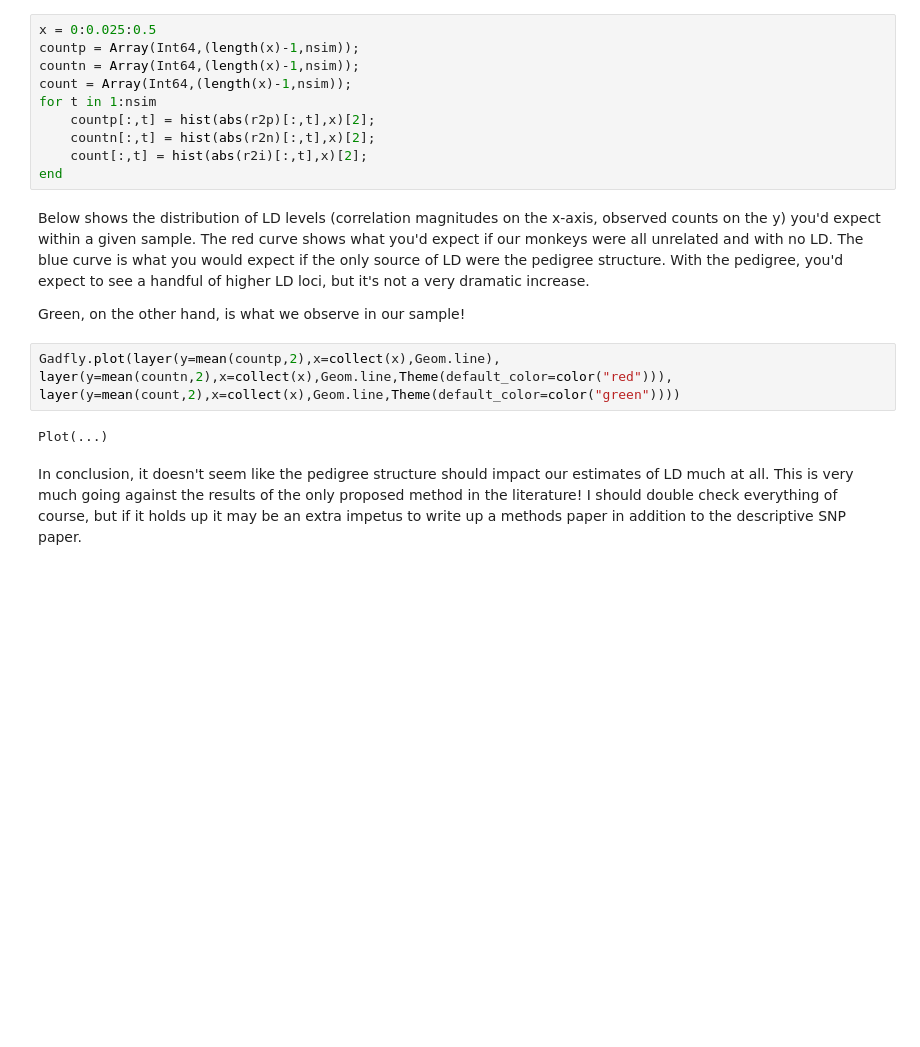
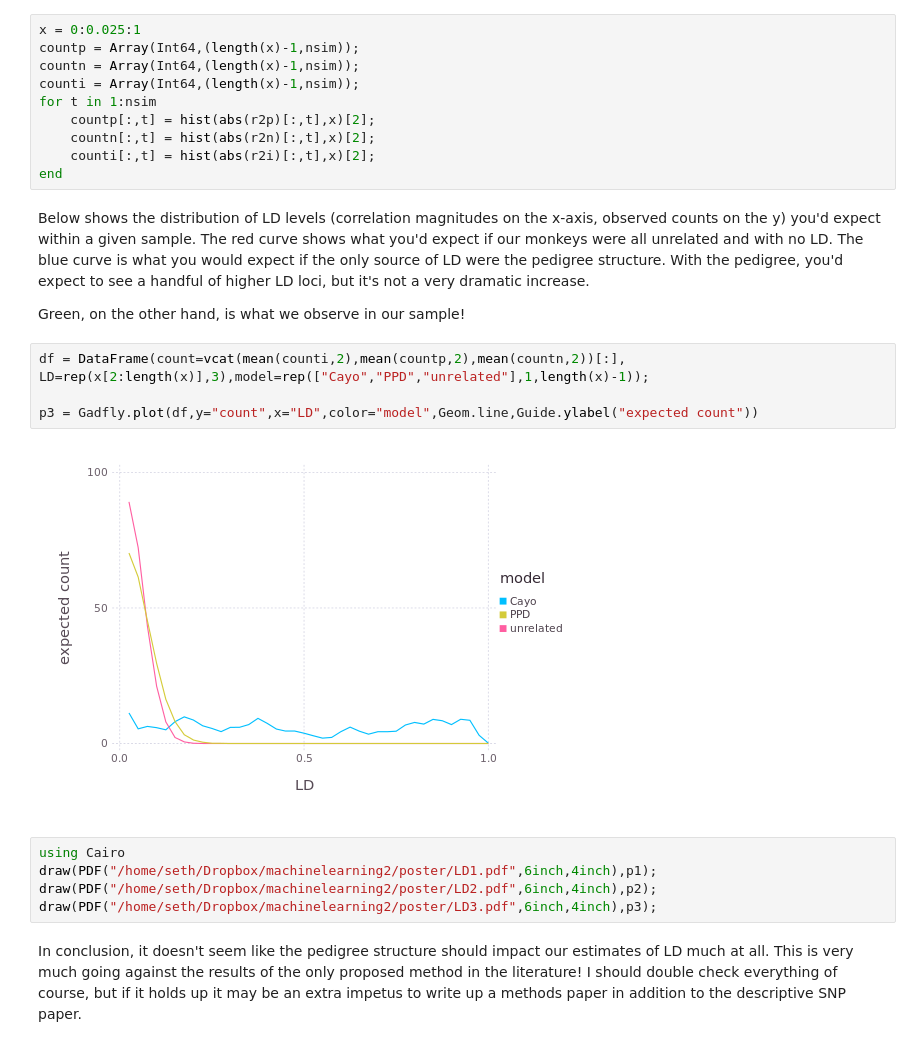
Before and after one commit to thewart/ppc4ped, a Jupyter notebook: notebooks/cayo_LD.ipynb, the cells around one changed output. Cells and saved outputs as stored; diff of their text form; blank space fills up the shorter version.

```diff
--- a/notebooks/cayo_LD.ipynb
+++ b/notebooks/cayo_LD.ipynb
@@ -123,24 +130,30 @@ Above is a histogram of posterior mean correlations from the PPD. As you can see
 
 But what distribution of LD levels would you expect to see in a given sample?
 # %%
-x = 0:0.025:0.5
+x = 0:0.025:1
 countp = Array(Int64,(length(x)-1,nsim));
 countn = Array(Int64,(length(x)-1,nsim));
-count = Array(Int64,(length(x)-1,nsim));
+counti = Array(Int64,(length(x)-1,nsim));
 for t in 1:nsim
     countp[:,t] = hist(abs(r2p)[:,t],x)[2];
     countn[:,t] = hist(abs(r2n)[:,t],x)[2];
-    count[:,t] = hist(abs(r2i)[:,t],x)[2];
+    counti[:,t] = hist(abs(r2i)[:,t],x)[2];
 end
 # %% [markdown]
 Below shows the distribution of LD levels (correlation magnitudes on the x-axis, observed counts on the y) you'd expect within a given sample. The red curve shows what you'd expect if our monkeys were all unrelated and with no LD. The blue curve is what you would expect if the only source of LD were the pedigree structure. With the pedigree, you'd expect to see a handful of higher LD loci, but it's not a very dramatic increase.
 
 Green, on the other hand, is what we observe in our sample!
-# %%
-Gadfly.plot(layer(y=mean(countp,2),x=collect(x),Geom.line),
-layer(y=mean(countn,2),x=collect(x),Geom.line,Theme(default_color=color("red"))),
-layer(y=mean(count,2),x=collect(x),Geom.line,Theme(default_color=color("green"))))
-# %% [output]
-Plot(...)
+# %%
+df = DataFrame(count=vcat(mean(counti,2),mean(countp,2),mean(countn,2))[:],
+LD=rep(x[2:length(x)],3),model=rep(["Cayo","PPD","unrelated"],1,length(x)-1));
+
+p3 = Gadfly.plot(df,y="count",x="LD",color="model",Geom.line,Guide.ylabel("expected count"))
+# %% [output]
+[figure, added]
+# %%
+using Cairo
+draw(PDF("/home/seth/Dropbox/machinelearning2/poster/LD1.pdf",6inch,4inch),p1);
+draw(PDF("/home/seth/Dropbox/machinelearning2/poster/LD2.pdf",6inch,4inch),p2);
+draw(PDF("/home/seth/Dropbox/machinelearning2/poster/LD3.pdf",6inch,4inch),p3);
 # %% [markdown]
 In conclusion, it doesn't seem like the pedigree structure should impact our estimates of LD much at all. This is very much going against the results of the only proposed method in the literature! I should double check everything of course, but if it holds up it may be an extra impetus to write up a methods paper in addition to the descriptive SNP paper.
```
Also changed, not shown: parts of 4 cells of this notebook, 1 other file.
